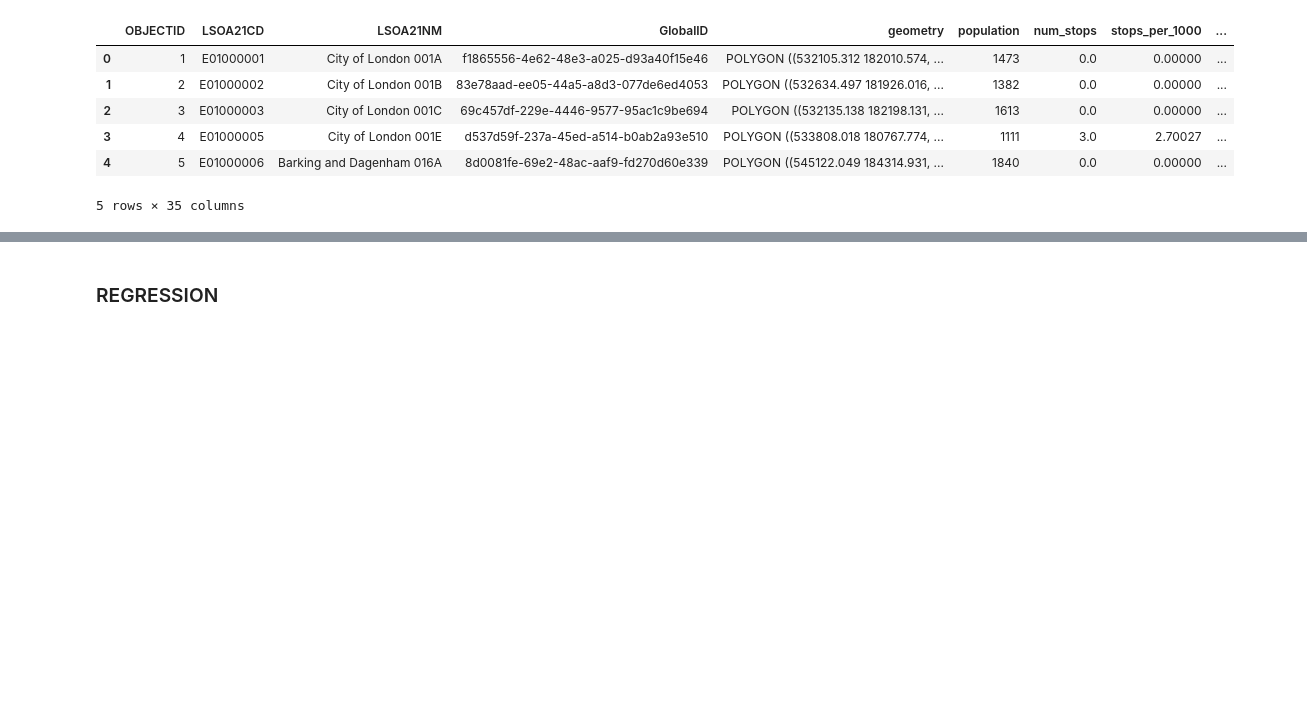
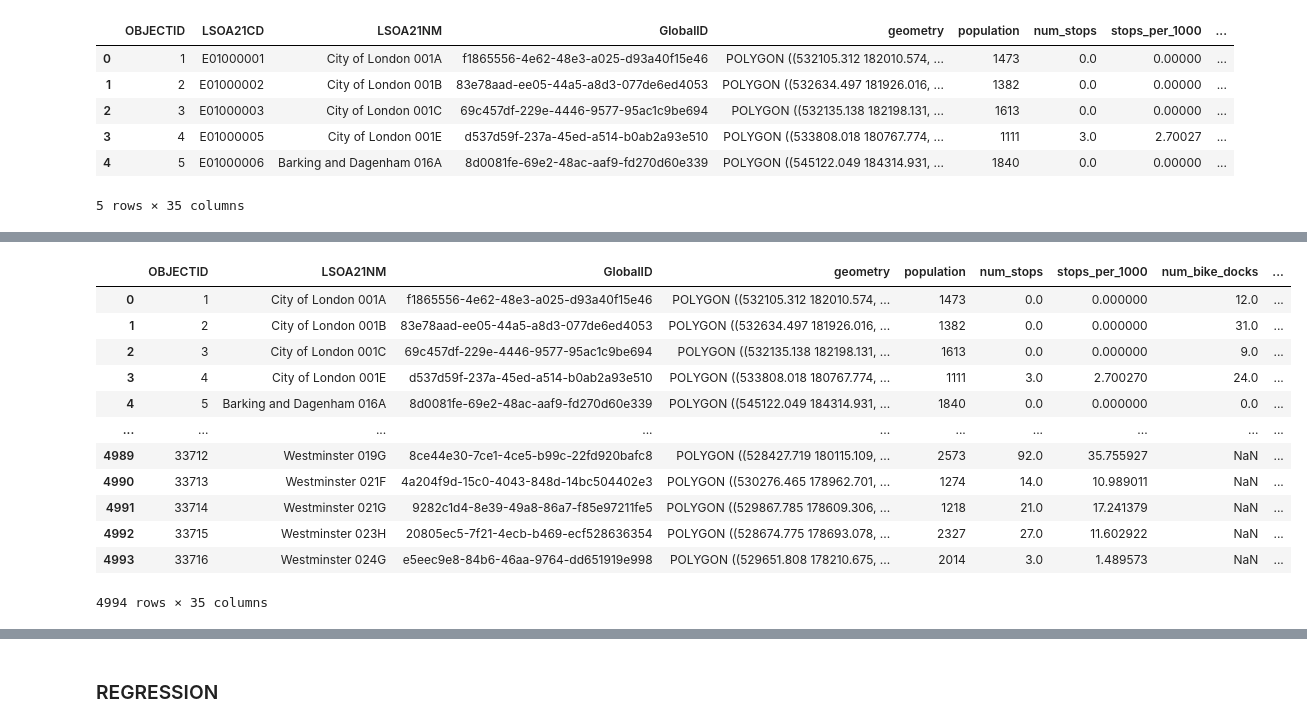
Before and after one commit to shaunhoang/cusp, a Jupyter notebook: calculation.ipynb, the cells around one changed output, grey strips where cells are left out. Saved outputs shown, nothing was run; the diff lists cells and outputs as text; code cells hidden in the pictures; blank space fills up the shorter version.

```diff
--- a/calculation.ipynb
+++ b/calculation.ipynb
@@ -595,0 +605,22 @@ lsoa_merge3.head()
+# %%
+# import daqi_by_lsoa.geojson
+
+daqi = gpd.read_file('daqi_by_lsoa.geojson')
+
+# merge lsoa with daqi on LSOA21CD and lsoa_code
+lsoa_merge4 = lsoa_merge3.merge(daqi[['daily_air_quality_index_mean','LSOA21CD']], on='LSOA21CD', how='left')
+lsoa_merge4.drop('LSOA21CD', axis=1, inplace=True)
+# %% [output]
+|  | OBJECTID | LSOA21NM | GlobalID | geometry | population | num_stops | stops_per_1000 | num_bike_docks | ... |
+| 0 | 1 | City of London 001A | f1865556-4e62-48e3-a025-d93a40f15e46 | POLYGON ((532105.312 182010.574, ... | 1473 | 0.0 | 0.000000 | 12.0 | ... |
+| 1 | 2 | City of London 001B | 83e78aad-ee05-44a5-a8d3-077de6ed4053 | POLYGON ((532634.497 181926.016, ... | 1382 | 0.0 | 0.000000 | 31.0 | ... |
+| 2 | 3 | City of London 001C | 69c457df-229e-4446-9577-95ac1c9be694 | POLYGON ((532135.138 182198.131, ... | 1613 | 0.0 | 0.000000 | 9.0 | ... |
+| 3 | 4 | City of London 001E | d537d59f-237a-45ed-a514-b0ab2a93e510 | POLYGON ((533808.018 180767.774, ... | 1111 | 3.0 | 2.700270 | 24.0 | ... |
+| 4 | 5 | Barking and Dagenham 016A | 8d0081fe-69e2-48ac-aaf9-fd270d60e339 | POLYGON ((545122.049 184314.931, ... | 1840 | 0.0 | 0.000000 | 0.0 | ... |
+| ... | ... | ... | ... | ... | ... | ... | ... | ... | ... |
+| 4989 | 33712 | Westminster 019G | 8ce44e30-7ce1-4ce5-b99c-22fd920bafc8 | POLYGON ((528427.719 180115.109, ... | 2573 | 92.0 | 35.755927 | NaN | ... |
+| 4990 | 33713 | Westminster 021F | 4a204f9d-15c0-4043-848d-14bc504402e3 | POLYGON ((530276.465 178962.701, ... | 1274 | 14.0 | 10.989011 | NaN | ... |
+| 4991 | 33714 | Westminster 021G | 9282c1d4-8e39-49a8-86a7-f85e97211fe5 | POLYGON ((529867.785 178609.306, ... | 1218 | 21.0 | 17.241379 | NaN | ... |
+| 4992 | 33715 | Westminster 023H | 20805ec5-7f21-4ecb-b469-ecf528636354 | POLYGON ((528674.775 178693.078, ... | 2327 | 27.0 | 11.602922 | NaN | ... |
+| 4993 | 33716 | Westminster 024G | e5eec9e8-84b6-46aa-9764-dd651919e998 | POLYGON ((529651.808 178210.675, ... | 2014 | 3.0 | 1.489573 | NaN | ... |
+4994 rows × 35 columns
```
Also changed, not shown: parts of 11 cells of this notebook, 7 other files.
